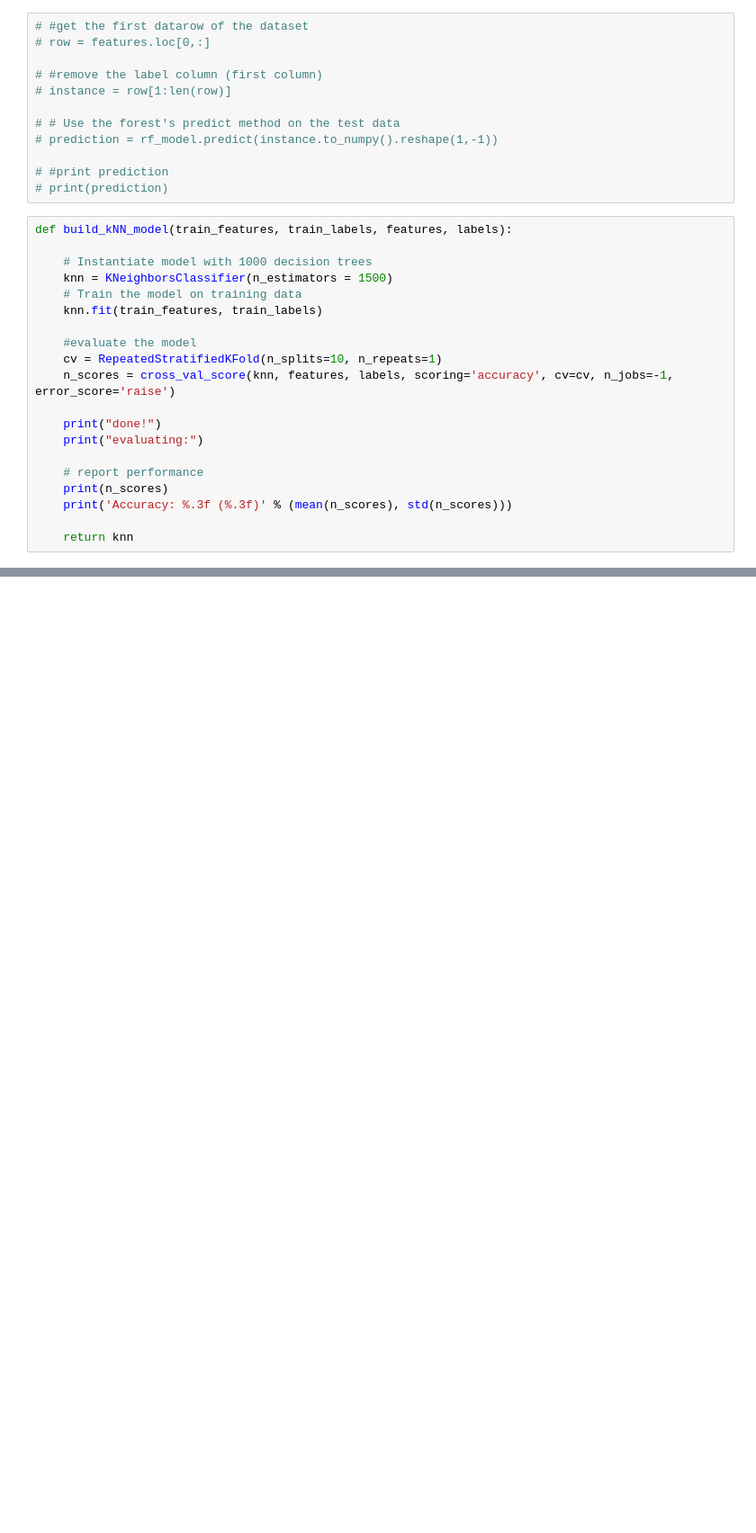
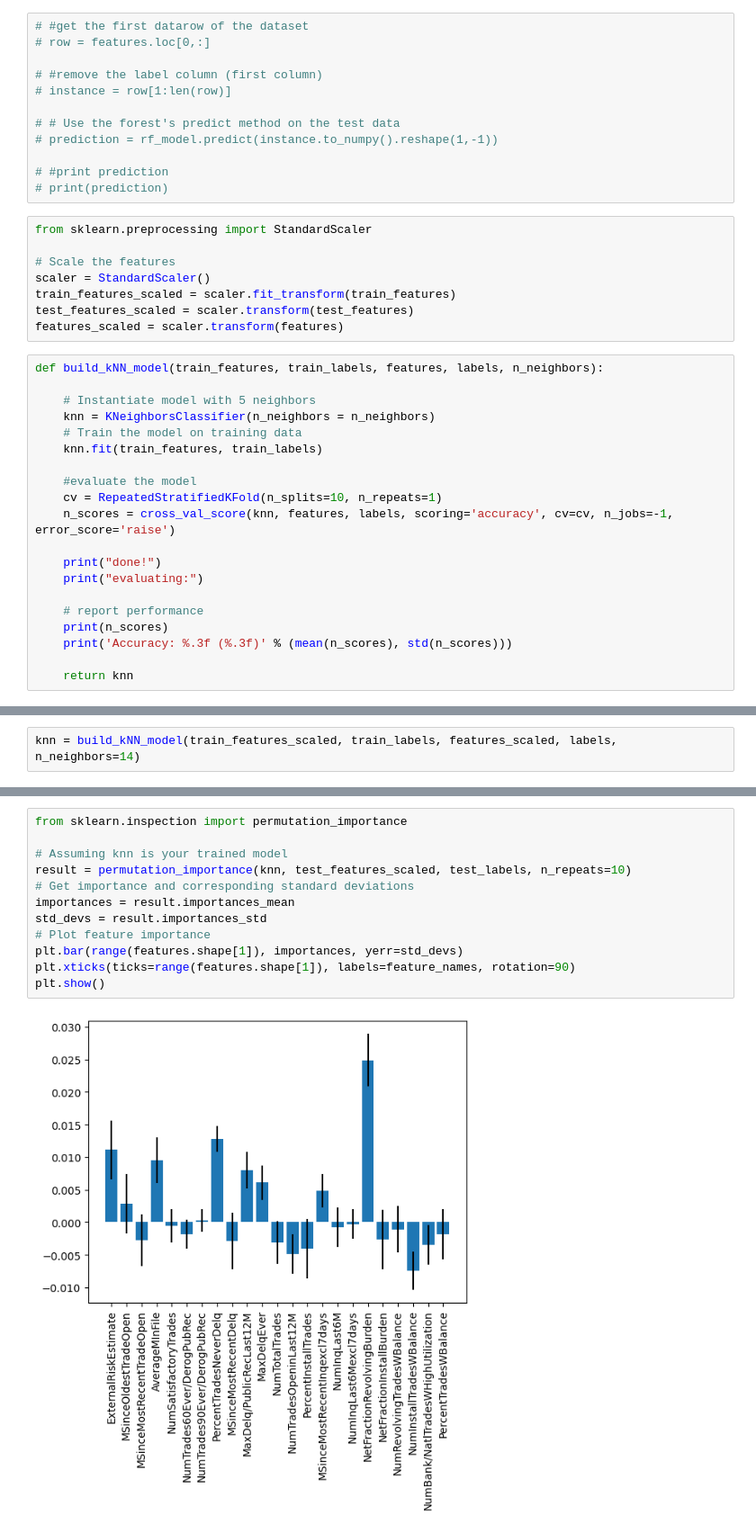
Before and after one commit to NielsvBeuningen/visual-analytics, a Jupyter notebook: data/XaiModel.ipynb, the cells around one changed output, grey strips where cells are left out. Shown at 90% size. Drawn from its saved outputs; the diff is of its cells as text; blank space fills up the shorter version.

```diff
--- a/data/XaiModel.ipynb
+++ b/data/XaiModel.ipynb
@@ -93,11 +104,19 @@ fig.tight_layout()
 
 # #print prediction
 # print(prediction)
+# %%
+from sklearn.preprocessing import StandardScaler
+
+# Scale the features
+scaler = StandardScaler()
+train_features_scaled = scaler.fit_transform(train_features)
+test_features_scaled = scaler.transform(test_features)
+features_scaled = scaler.transform(features)
 # %%
-def build_kNN_model(train_features, train_labels, features, labels):
+def build_kNN_model(train_features, train_labels, features, labels, n_neighbors):
 
-    # Instantiate model with 1000 decision trees
-    knn = KNeighborsClassifier(n_estimators = 1500)
+    # Instantiate model with 5 neighbors
+    knn = KNeighborsClassifier(n_neighbors = n_neighbors)
     # Train the model on training data
     knn.fit(train_features, train_labels)
 
@@ -118,0 +144,2 @@ rf_model = build_rf_model(train_features, train_labels, features, labels)
+# %%
+knn = build_kNN_model(train_features_scaled, train_labels, features_scaled, labels, n_neighbors=14)
@@ -118,0 +152,14 @@ rf_model = build_rf_model(train_features, train_labels, features, labels)
+# %%
+from sklearn.inspection import permutation_importance
+
+# Assuming knn is your trained model
+result = permutation_importance(knn, test_features_scaled, test_labels, n_repeats=10)
+# Get importance and corresponding standard deviations
+importances = result.importances_mean
+std_devs = result.importances_std
+# Plot feature importance
+plt.bar(range(features.shape[1]), importances, yerr=std_devs)
+plt.xticks(ticks=range(features.shape[1]), labels=feature_names, rotation=90)
+plt.show()
+# %% [output]
+[figure, added]
```
Also changed, not shown: parts of 7 cells of this notebook, 1 other file.
